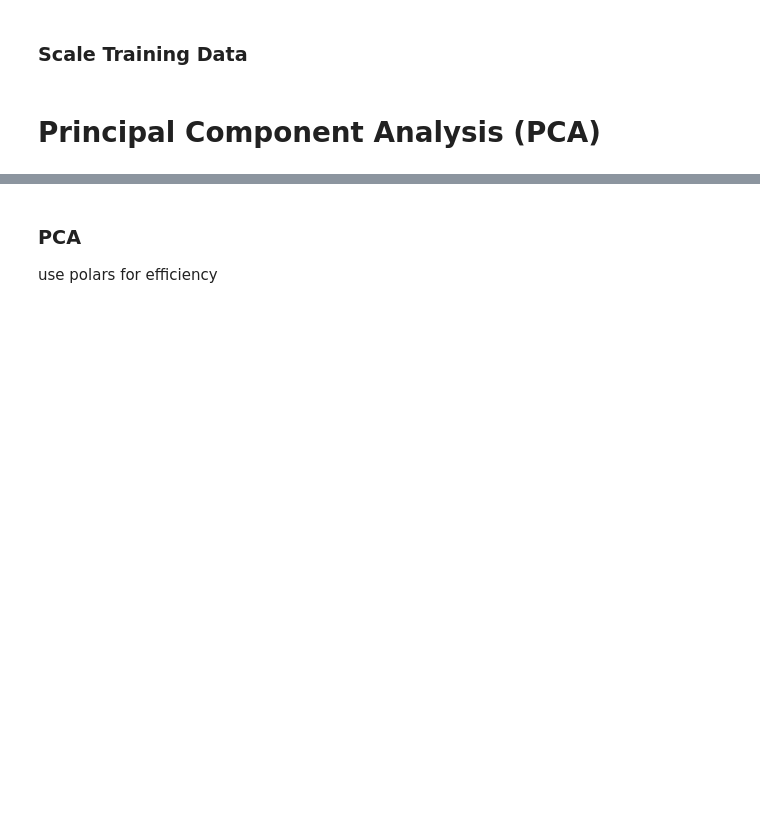
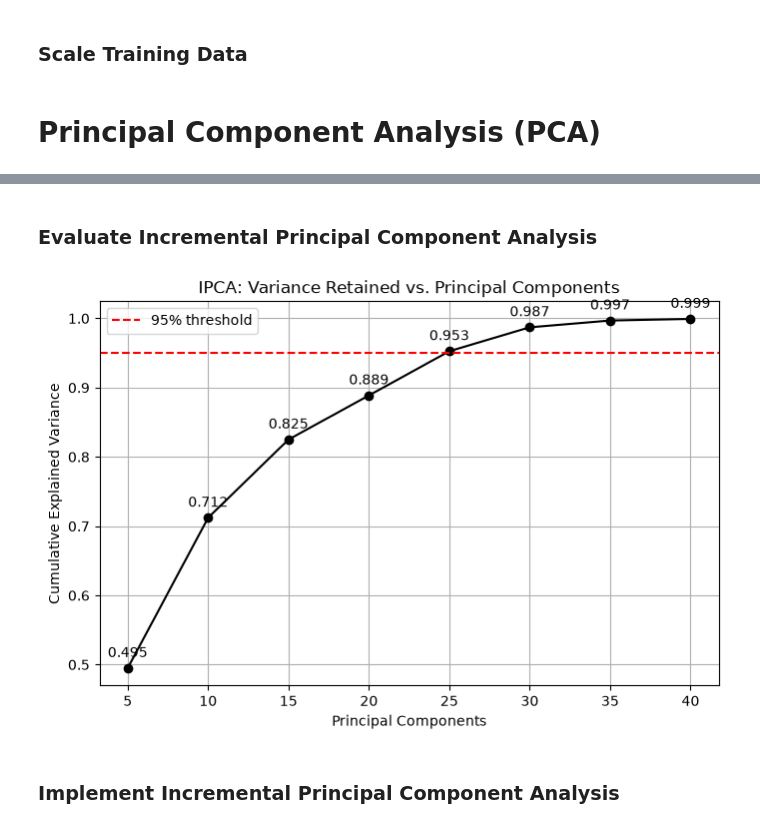
Before and after one commit to JoxNeis/ml-ids, a Jupyter notebook: mlids.ipynb, the cells around one changed output, grey strips where cells are left out. Saved outputs shown, nothing was run; the diff lists cells and outputs as text; code cells hidden in the pictures; blank space fills up the shorter version.

```diff
--- a/mlids.ipynb
+++ b/mlids.ipynb
@@ -555,3 +570,6 @@ def create_ipca(source_folder_name: str, split_name: str = "train") -> Increment
 
     return ipca
+# %%
+def get_ipca_transformer_path(pc:int, ipca_path:str)->str:
+    return f"{pc}-pc-{ipca_path}"
 # %%
@@ -566,3 +605,45 @@ get_ipca(SCALED_DATA_FOLDER_NAME,IPCA_PATH)
-# %% [markdown]
-### PCA
-use polars for efficiency
+# %% [markdown]
+### Evaluate Incremental Principal Component Analysis
+# %%
+def load_ipca(pc:int,transformer_folder:str = PATH_FOLDER_IPCA_TRANSFORMER,ipca_path:str = PATH_IPCA) -> IncrementalPCA:
+    filename = get_ipca_transformer_path(pc,ipca_path)
+    return joblib.load(os.path.join(transformer_folder, filename))
+# %%
+def evaluate_ipca_variance(list_pc_components: list) -> pd.DataFrame:
+    rows = []
+    for pc in list_pc_components:
+        ipca = load_ipca(pc)
+
+        cum_var = np.cumsum(ipca.explained_variance_ratio_)
+        rows.append({
+            "n_components": pc,
+            "total_explained_variance": cum_var[-1],
+            "explained_variance_ratio": ipca.explained_variance_ratio_,
+        })
+
+    return pd.DataFrame(rows)
+# %%
+def plot_ipca_variance(evaluation_results: pd.DataFrame):
+    plt.figure(figsize=(8, 5))
+
+    x = evaluation_results["n_components"]
+    y = evaluation_results["total_explained_variance"]
+    plt.plot(x, y, marker="o", color="black")
+    for xi, yi in zip(x, y):
+        plt.annotate(f"{yi:.3f}", (xi, yi), xytext=(0, 8), textcoords="offset points", ha="center")
+
+    plt.axhline(0.95, color="red", linestyle="--", label="95% threshold")
+    plt.xlabel("Principal Components")
+    plt.ylabel("Cumulative Explained Variance")
+    plt.title("IPCA: Variance Retained vs. Principal Components")
+    plt.legend()
+    plt.grid(True)
+
+    plt.show()
+# %%
+ipca_variance_results = evaluate_ipca_variance(LIST_PC_COMPONENTS)
+plot_ipca_variance(ipca_variance_results)
+# %% [output]
+[figure, added]
+# %% [markdown]
+### Implement Incremental Principal Component Analysis
```
Also changed, not shown: parts of 55 cells of this notebook, 12 other files.
